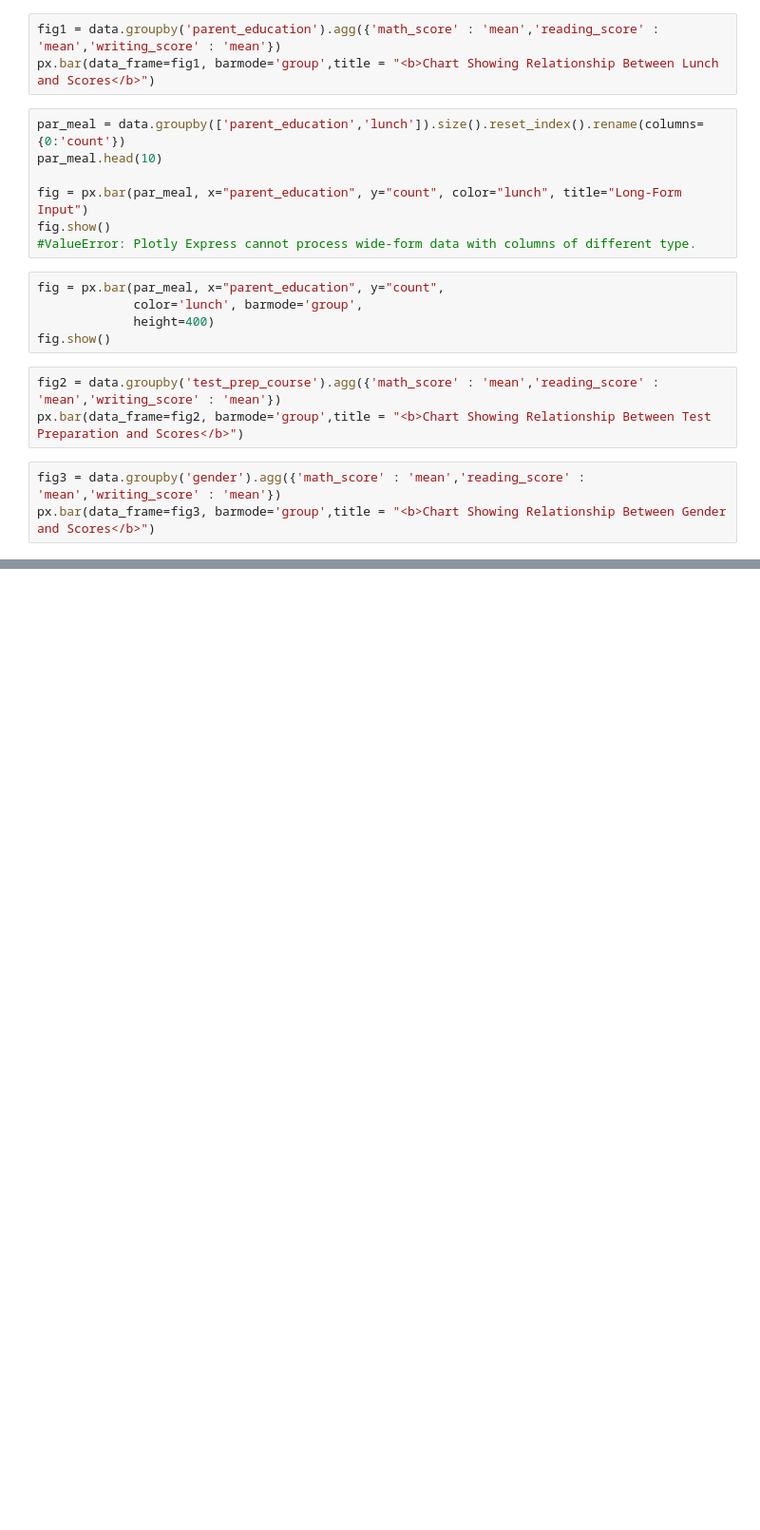
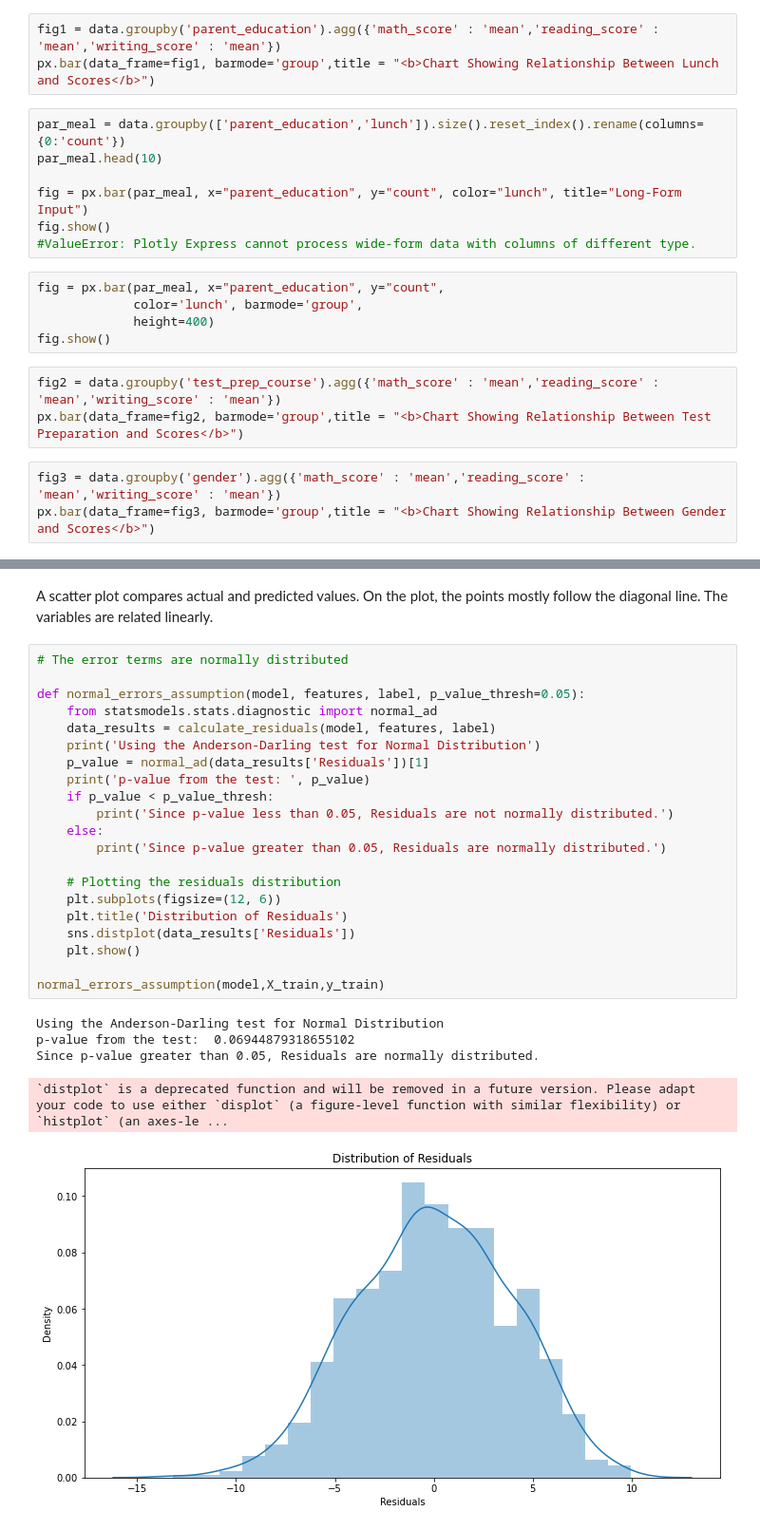
Before and after one commit to molowe1/Test_Repository, a Jupyter notebook: EDA_tutorial.ipynb, the cells around one changed output, grey strips where cells are left out. Shown at 95% size. Saved outputs shown, nothing was run; the diff lists cells and outputs as text; blank space fills up the shorter version.

```diff
--- a/EDA_tutorial.ipynb
+++ b/EDA_tutorial.ipynb
@@ -262,0 +358,29 @@ px.bar(data_frame=fig3, barmode='group',title = "<b>Chart Showing Relationship B
+# %% [markdown]
+A scatter plot compares actual and predicted values. On the plot, the points mostly follow the diagonal line. The variables are related linearly.
+# %%
+# The error terms are normally distributed
+
+def normal_errors_assumption(model, features, label, p_value_thresh=0.05):
+    from statsmodels.stats.diagnostic import normal_ad
+    data_results = calculate_residuals(model, features, label)
+    print('Using the Anderson-Darling test for Normal Distribution')
+    p_value = normal_ad(data_results['Residuals'])[1]
+    print('p-value from the test: ', p_value)
+    if p_value < p_value_thresh:
+        print('Since p-value less than 0.05, Residuals are not normally distributed.')
+    else:
+        print('Since p-value greater than 0.05, Residuals are normally distributed.')
+
+    # Plotting the residuals distribution
+    plt.subplots(figsize=(12, 6))
+    plt.title('Distribution of Residuals')
+    sns.distplot(data_results['Residuals'])
+    plt.show()
+
+normal_errors_assumption(model,X_train,y_train)
+# %% [output]
+Using the Anderson-Darling test for Normal Distribution
+p-value from the test:  0.06944879318655102
+Since p-value greater than 0.05, Residuals are normally distributed.
+`distplot` is a deprecated function and will be removed in a future version. Please adapt your code to use either `displot` (a figure-level function with similar flexibility) or `histplot` (an axes-le ...
+[figure, added]
```
Also changed, not shown: parts of 22 cells of this notebook, 2 other files.
